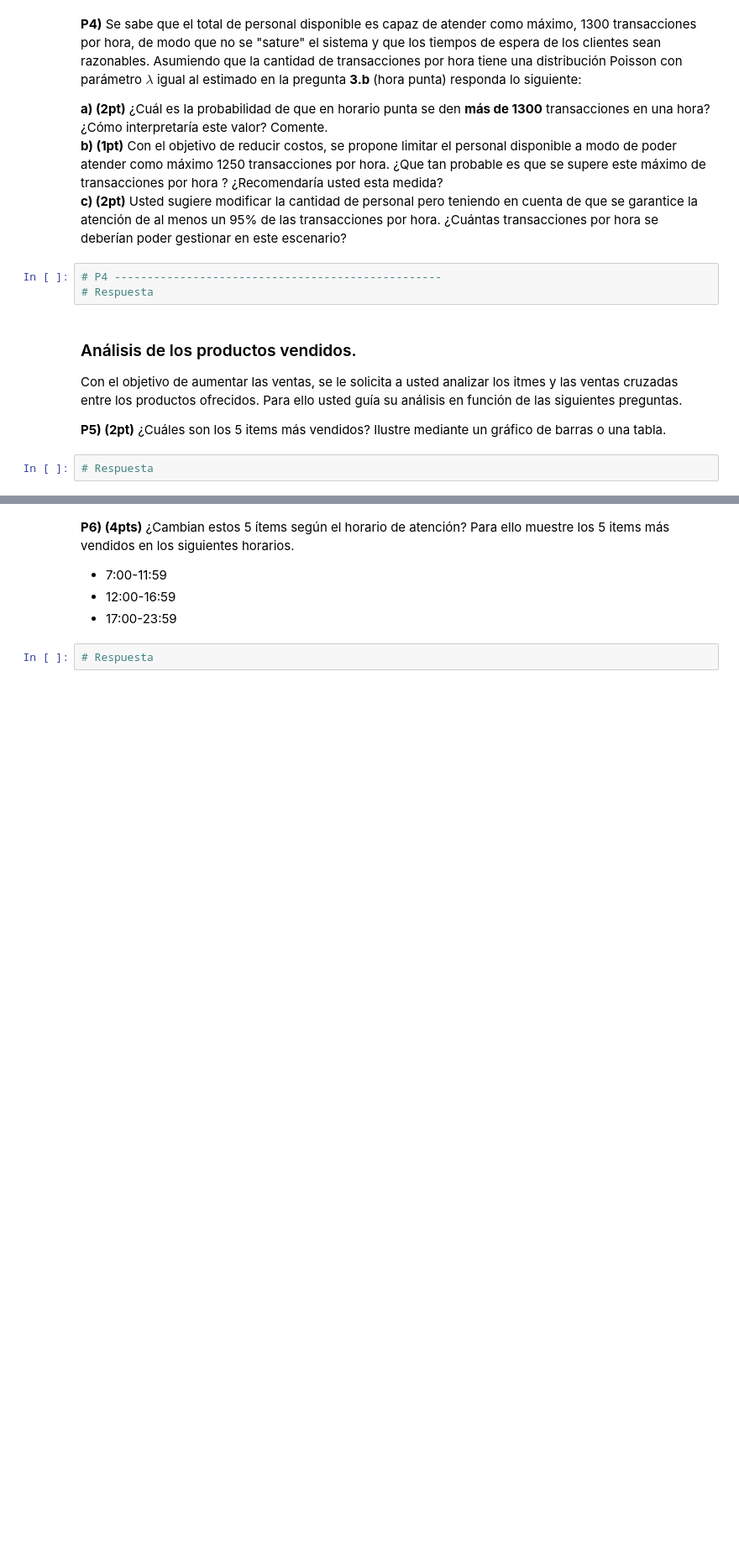
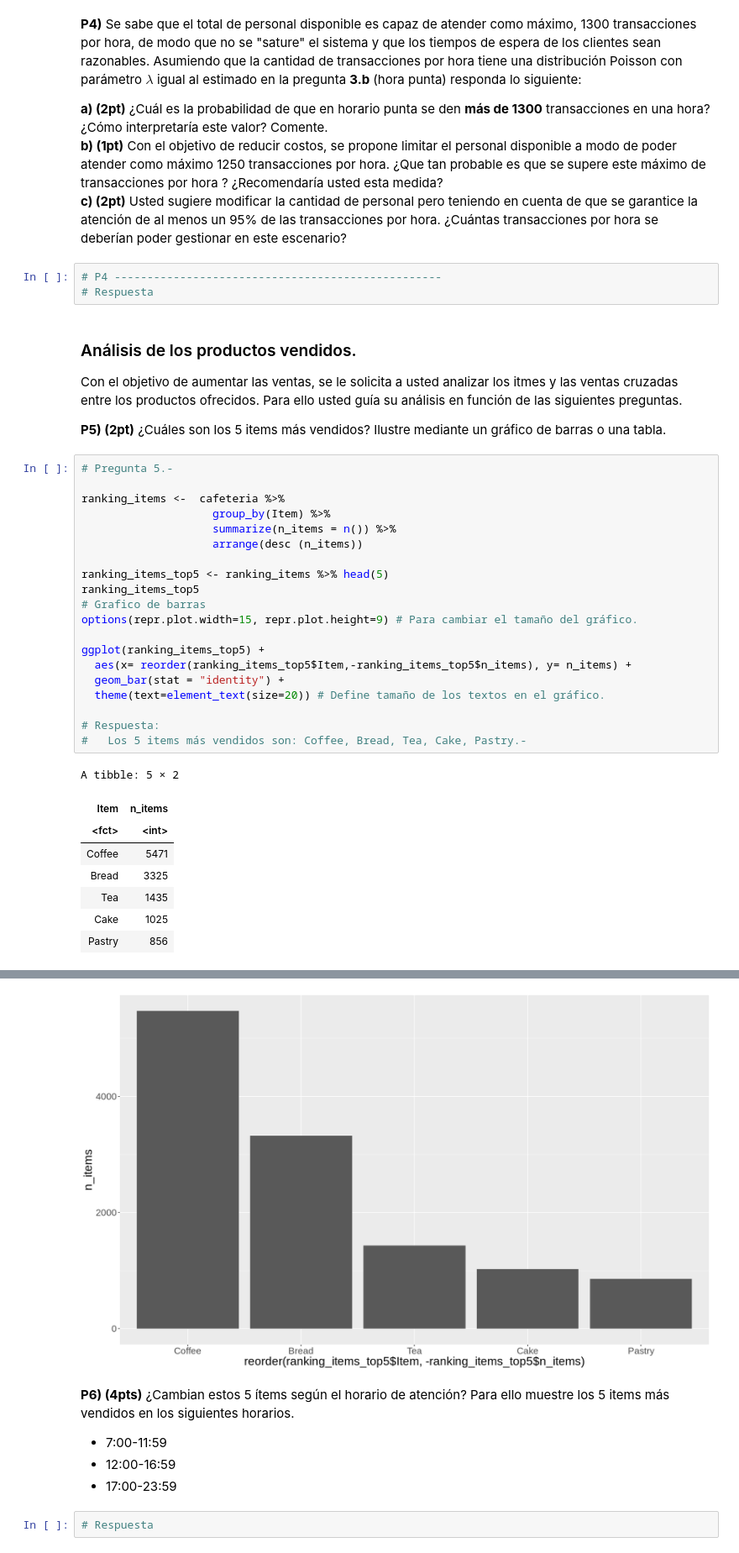
Before and after one commit to HaroldConley/diplomado_BD, a Jupyter notebook: Evaluaciones/C3/Evaluacion_final_v10.ipynb, the cells around one changed output, grey strips where cells are left out. Shown at 84% size. Saved outputs shown, nothing was run; the diff lists cells and outputs as text; blank space fills up the shorter version.

```diff
--- a/Evaluaciones/C3/Evaluacion_final_v10.ipynb
+++ b/Evaluaciones/C3/Evaluacion_final_v10.ipynb
@@ -476,5 +476,32 @@ cafe_no_punta$total_trx %>% mean
 Con el objetivo de aumentar las ventas, se le solicita a usted analizar los itmes y las ventas cruzadas entre los productos ofrecidos. Para ello usted guía su análisis en función de las siguientes preguntas.
 
 **P5) (2pt)** ¿Cuáles son los 5 items más vendidos? Ilustre mediante un gráfico de barras o una tabla.
-# %%
-# Respuesta
+# %%
+# Pregunta 5.-
+
+ranking_items <-  cafeteria %>%
+                    group_by(Item) %>%
+                    summarize(n_items = n()) %>%
+                    arrange(desc (n_items))
+
+ranking_items_top5 <- ranking_items %>% head(5)
+ranking_items_top5
+# Grafico de barras
+options(repr.plot.width=15, repr.plot.height=9) # Para cambiar el tamaño del gráfico.
+
+ggplot(ranking_items_top5) +
+  aes(x= reorder(ranking_items_top5$Item,-ranking_items_top5$n_items), y= n_items) +
+  geom_bar(stat = "identity") +
+  theme(text=element_text(size=20)) # Define tamaño de los textos en el gráfico.
+
+# Respuesta:
+#   Los 5 items más vendidos son: Coffee, Bread, Tea, Cake, Pastry.-
+# %% [output]
+A tibble: 5 × 2
+| Item | n_items |
+| <fct> | <int> |
+| Coffee | 5471 |
+| Bread | 3325 |
+| Tea | 1435 |
+| Cake | 1025 |
+| Pastry | 856 |
@@ -481,3 +512,4 @@ Con el objetivo de aumentar las ventas, se le solicita a usted analizar los itme
+[figure, added]
 # %% [markdown]
 **P6) (4pts)** ¿Cambian estos 5 ítems según el horario de atención? Para ello muestre los 5 items más vendidos en los siguientes horarios.
 
```
Also changed, not shown: parts of 1 cell of this notebook.
